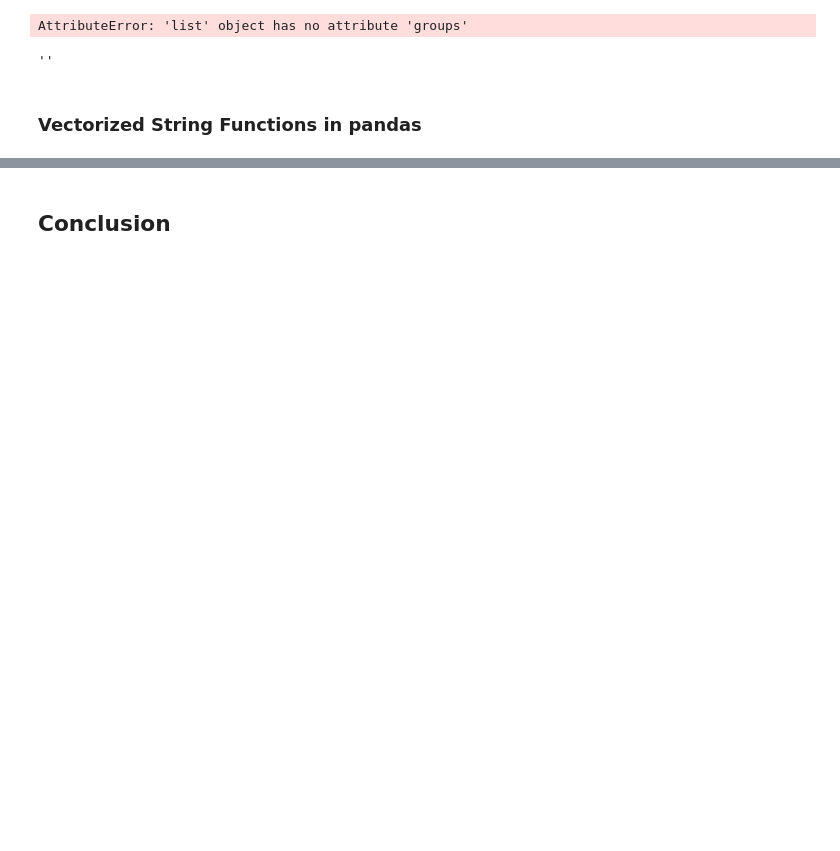
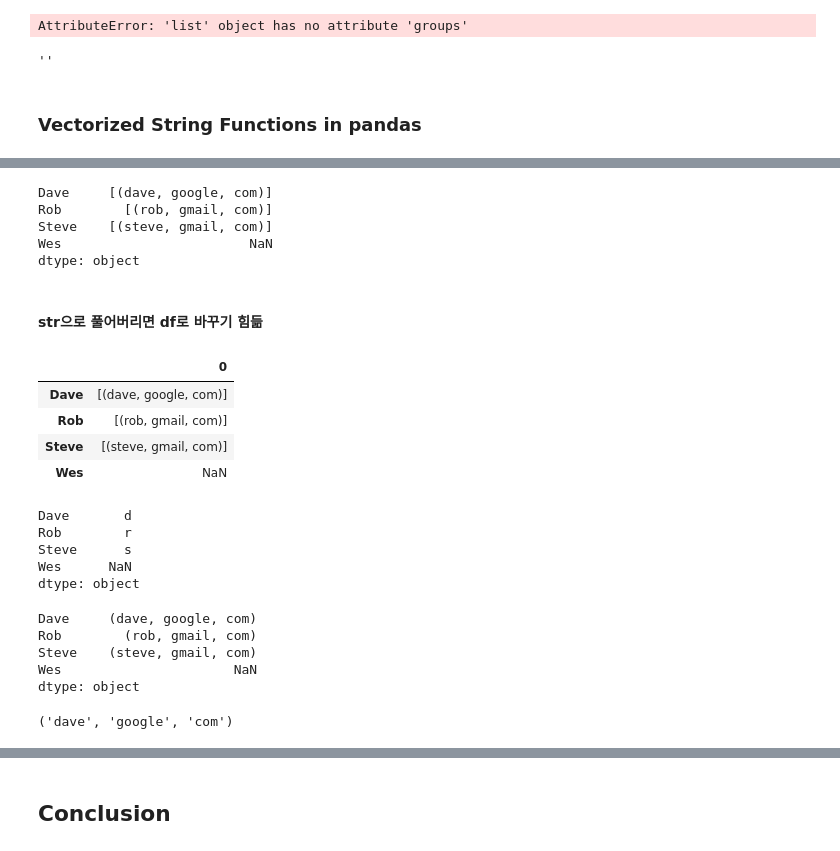
Before and after one commit to firstock/dataAnal_py_basic, a Jupyter notebook: pandas/ch7my_pandas_dataModify_regexExample.ipynb, the cells around one changed output, grey strips where cells are left out. Drawn from its saved outputs; the diff is of its cells as text; code cells hidden in the pictures; blank space fills up the shorter version.

```diff
--- a/pandas/ch7my_pandas_dataModify_regexExample.ipynb
+++ b/pandas/ch7my_pandas_dataModify_regexExample.ipynb
@@ -423,3 +441,11 @@ Steve Username: steve, Domain: gmail, Suffix: com
 Rob Username: ro%%_-+b, Domain: gmail, Suffix: com
 Ryan Username: ryan, Domain: yahoo, Suffix: com
 myu Username: %_%3-3%+%, Domain: myu.onmicrosoft, Suffix: myuc
+# %%
+reg_mail= re.compile("""
+    (?P<username>[A-Z0-9._%+-]+)
+    @
+    (?P<domain>[A-Z0-9.-]+)
+    \.
+    (?P<suffix>[A-Z]{2,4})""", flags= re.IGNORECASE| re.VERBOSE
+)
@@ -530,3 +629,44 @@ data.str.contains('gmail')
+# %%
+pattern= '([\w.%+-]+)@([\w.]+)\.(\w{2,4})'
 # %%
 pattern
-data.str.findall(pattern, flags=re.IGNORECASE)
+fnd1= data.str.findall(pattern, flags=re.IGNORECASE)
+fnd1
+# %% [output]
+Dave     [(dave, google, com)]
+Rob        [(rob, gmail, com)]
+Steve    [(steve, gmail, com)]
+Wes                        NaN
+dtype: object
+# %% [markdown]
+#### str으로 풀어버리면 df로 바꾸기 힘듦
+# %%
+DataFrame(fnd1)
+# %% [output]
+|  | 0 |
+| Dave | [(dave, google, com)] |
+| Rob | [(rob, gmail, com)] |
+| Steve | [(steve, gmail, com)] |
+| Wes | NaN |
+# %%
+# ㄴㄴ
+data.str.get(0)
+# %% [output]
+Dave       d
+Rob        r
+Steve      s
+Wes      NaN
+dtype: object
+# %%
+# ㅇㅇ
+res_get1= fnd1.str.get(0); res_get1
+# %% [output]
+Dave     (dave, google, com)
+Rob        (rob, gmail, com)
+Steve    (steve, gmail, com)
+Wes                      NaN
+dtype: object
+# %%
+res_get1[0]
+# %% [output]
+('dave', 'google', 'com')
```
Also changed, not shown: parts of 30 cells of this notebook, 31 other files.
